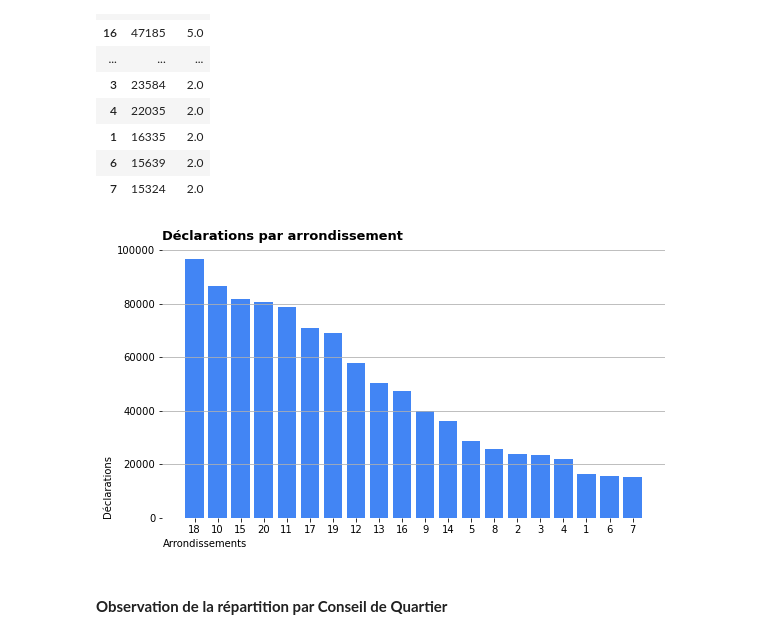
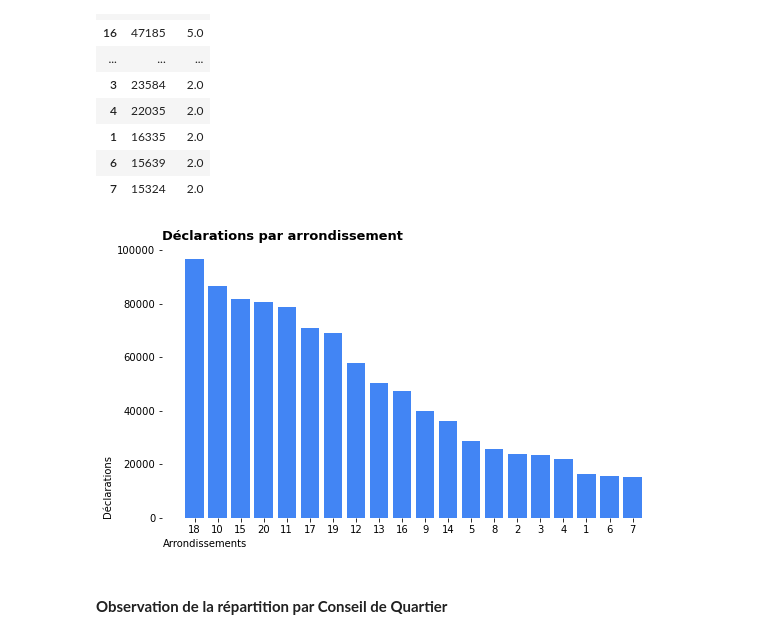
Before and after one commit to ChristopheMarq/data_analysis, a Jupyter notebook: Analyse DMR.ipynb, the cells around one changed output. Cells and saved outputs as stored; diff of their text form; code cells hidden in the pictures.

```diff
--- a/Analyse DMR.ipynb
+++ b/Analyse DMR.ipynb
@@ -369,26 +371,26 @@ ARRONDISSEMENT / Nombre :  20
 # %%
 fig = plt.figure(figsize=(9,5))
 ax = fig.add_subplot(111)
 
 ax.bar(range(len(par_arr['Total'])), par_arr['Total'], color='#4285f4')
 
 tick_positions = range(0,len(par_arr))
 ax.set_xticks(tick_positions)
 ax.set_xticklabels(par_arr.index)
 plt.xlabel('Arrondissements', loc='left')
 plt.ylabel('Déclarations', loc='bottom')
 
 ax.spines[['top','right','bottom','left']].set_visible(False)
-ax.grid(axis='y')
+# ax.grid(axis='y')
 
 plt.title('Déclarations par arrondissement',
           fontsize=13,
           fontweight='bold',
           loc='left')
 
 plt.show()
 # %% [output]
-[figure, old version]
+[figure, new version]
 # %% [markdown]
 <br><b>Observation de la répartition par Conseil de Quartier
 # %%
```
Also changed, not shown: parts of 7 cells of this notebook.
